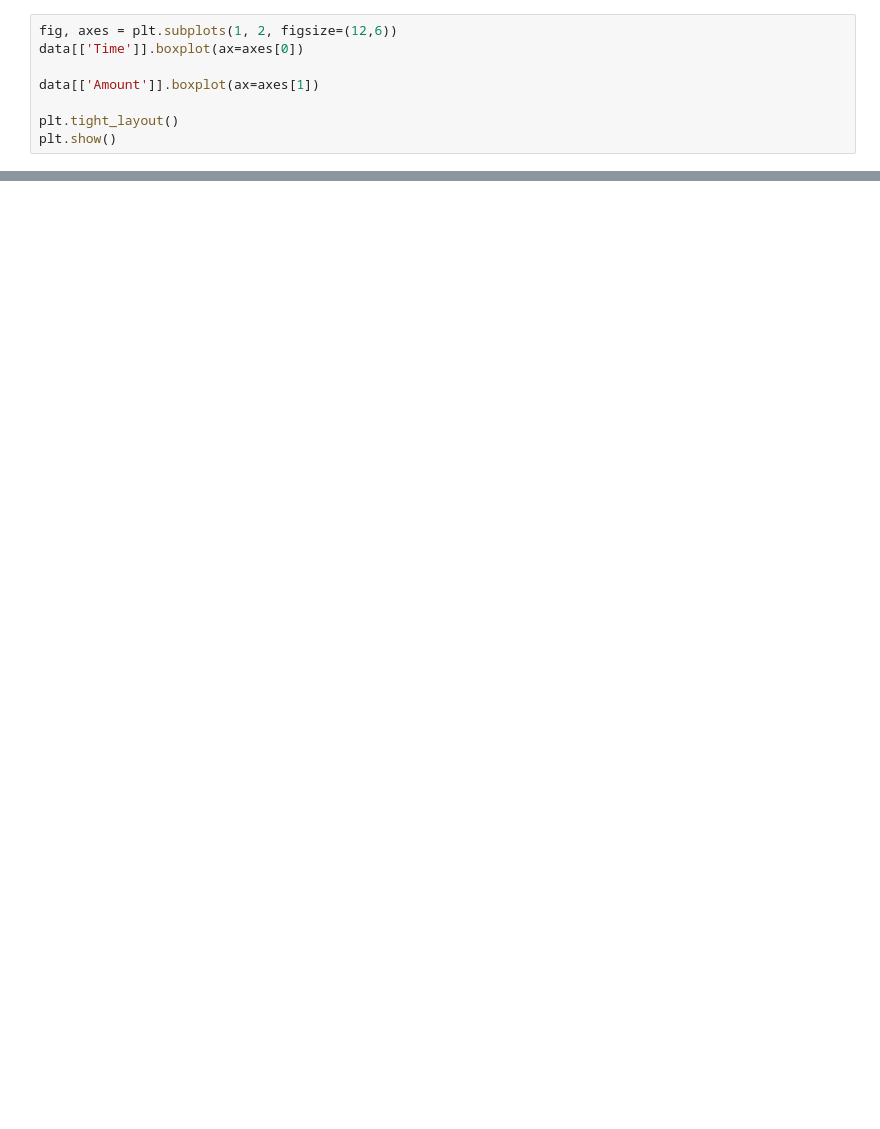
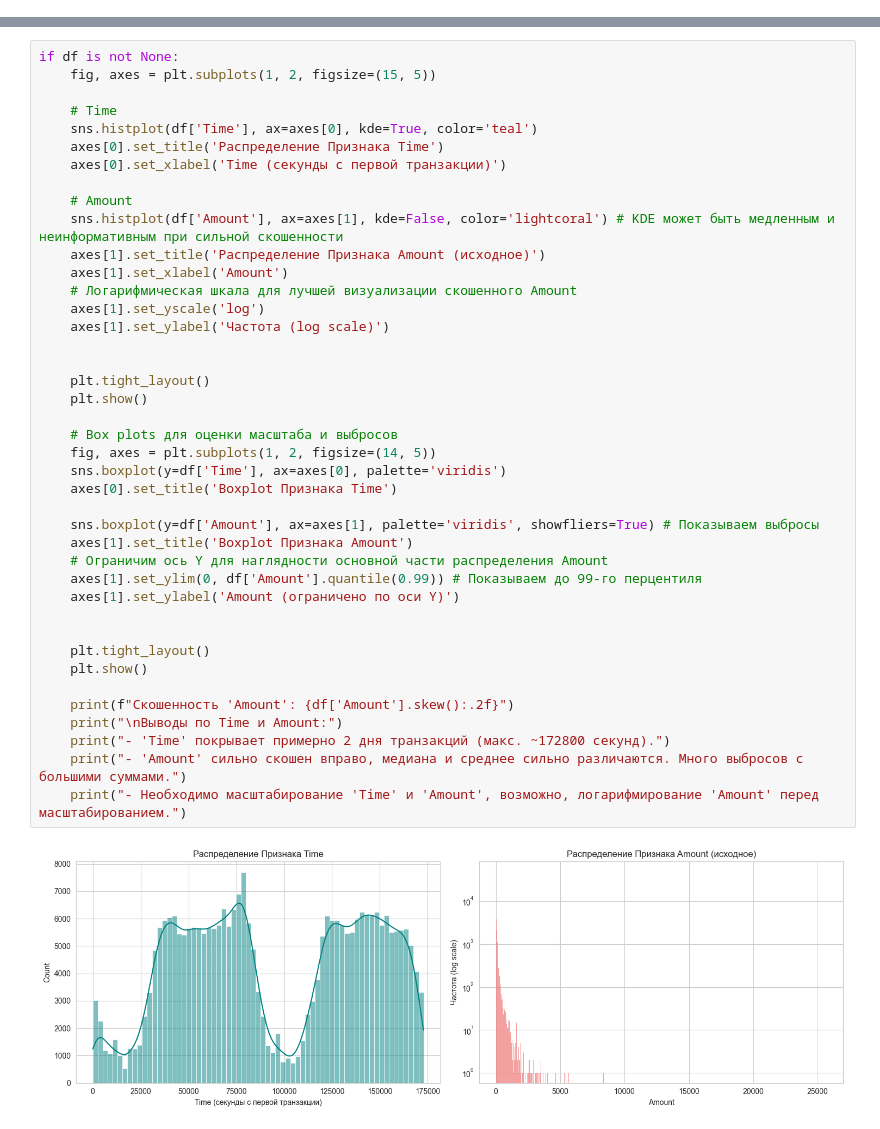
Before and after one commit to DinoZawrik/Fraud_Detection, a Jupyter notebook: notebooks/EDA.ipynb, the cells around one changed output, grey strips where cells are left out. Saved outputs shown, nothing was run; the diff lists cells and outputs as text; blank space fills up the shorter version.

```diff
--- a/notebooks/EDA.ipynb
+++ b/notebooks/EDA.ipynb
@@ -64,8 +0,0 @@ plt.show()
-# %%
-fig, axes = plt.subplots(1, 2, figsize=(12,6))
-data[['Time']].boxplot(ax=axes[0])
-
-data[['Amount']].boxplot(ax=axes[1])
-
-plt.tight_layout()
-plt.show()
@@ -92,0 +172,43 @@ sns.heatmap(data.corr())
+# %%
+if df is not None:
+    fig, axes = plt.subplots(1, 2, figsize=(15, 5))
+
+    # Time
+    sns.histplot(df['Time'], ax=axes[0], kde=True, color='teal')
+    axes[0].set_title('Распределение Признака Time')
+    axes[0].set_xlabel('Time (секунды с первой транзакции)')
+
+    # Amount
+    sns.histplot(df['Amount'], ax=axes[1], kde=False, color='lightcoral') # KDE может быть медленным и неинформативным при сильной скошенности
+    axes[1].set_title('Распределение Признака Amount (исходное)')
+    axes[1].set_xlabel('Amount')
+    # Логарифмическая шкала для лучшей визуализации скошенного Amount
+    axes[1].set_yscale('log')
+    axes[1].set_ylabel('Частота (log scale)')
+
+
+    plt.tight_layout()
+    plt.show()
+
+    # Box plots для оценки масштаба и выбросов
+    fig, axes = plt.subplots(1, 2, figsize=(14, 5))
+    sns.boxplot(y=df['Time'], ax=axes[0], palette='viridis')
+    axes[0].set_title('Boxplot Признака Time')
+
+    sns.boxplot(y=df['Amount'], ax=axes[1], palette='viridis', showfliers=True) # Показываем выбросы
+    axes[1].set_title('Boxplot Признака Amount')
+    # Ограничим ось Y для наглядности основной части распределения Amount
+    axes[1].set_ylim(0, df['Amount'].quantile(0.99)) # Показываем до 99-го перцентиля
+    axes[1].set_ylabel('Amount (ограничено по оси Y)')
+
+
+    plt.tight_layout()
+    plt.show()
+
+    print(f"Скошенность 'Amount': {df['Amount'].skew():.2f}")
+    print("\nВыводы по Time и Amount:")
+    print("- 'Time' покрывает примерно 2 дня транзакций (макс. ~172800 секунд).")
+    print("- 'Amount' сильно скошен вправо, медиана и среднее сильно различаются. Много выбросов с большими суммами.")
+    print("- Необходимо масштабирование 'Time' и 'Amount', возможно, логарифмирование 'Amount' перед масштабированием.")
+# %% [output]
+[figure, added]
```
Also changed, not shown: parts of 24 cells of this notebook.
